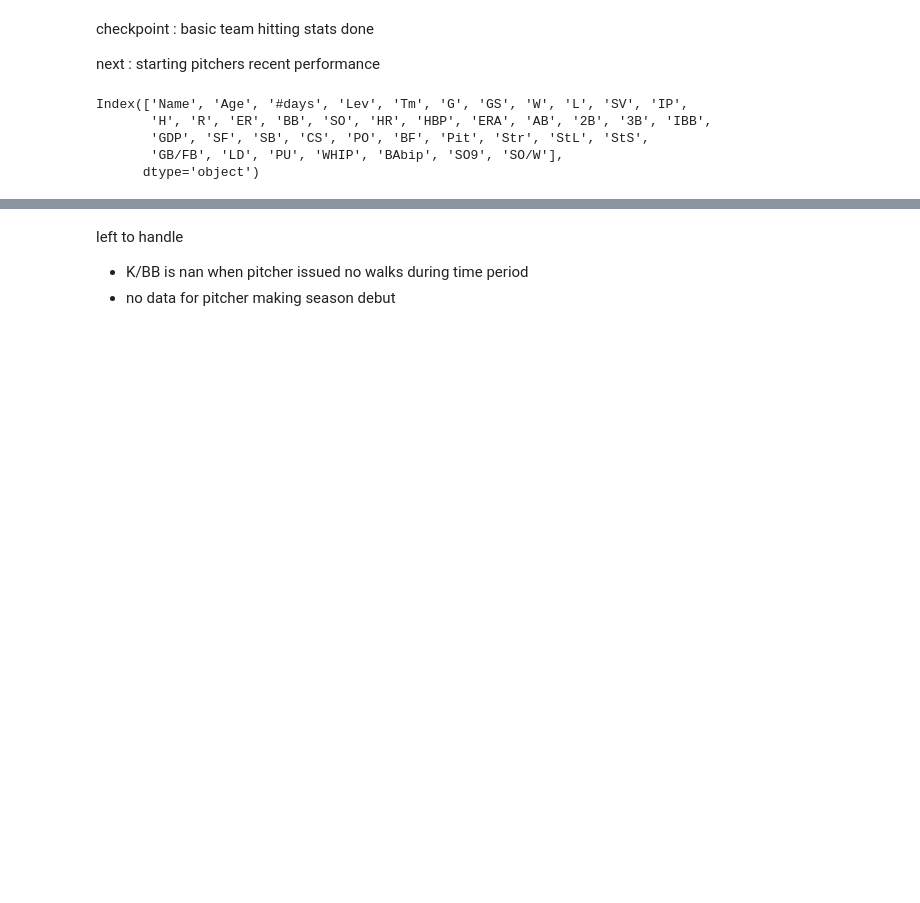
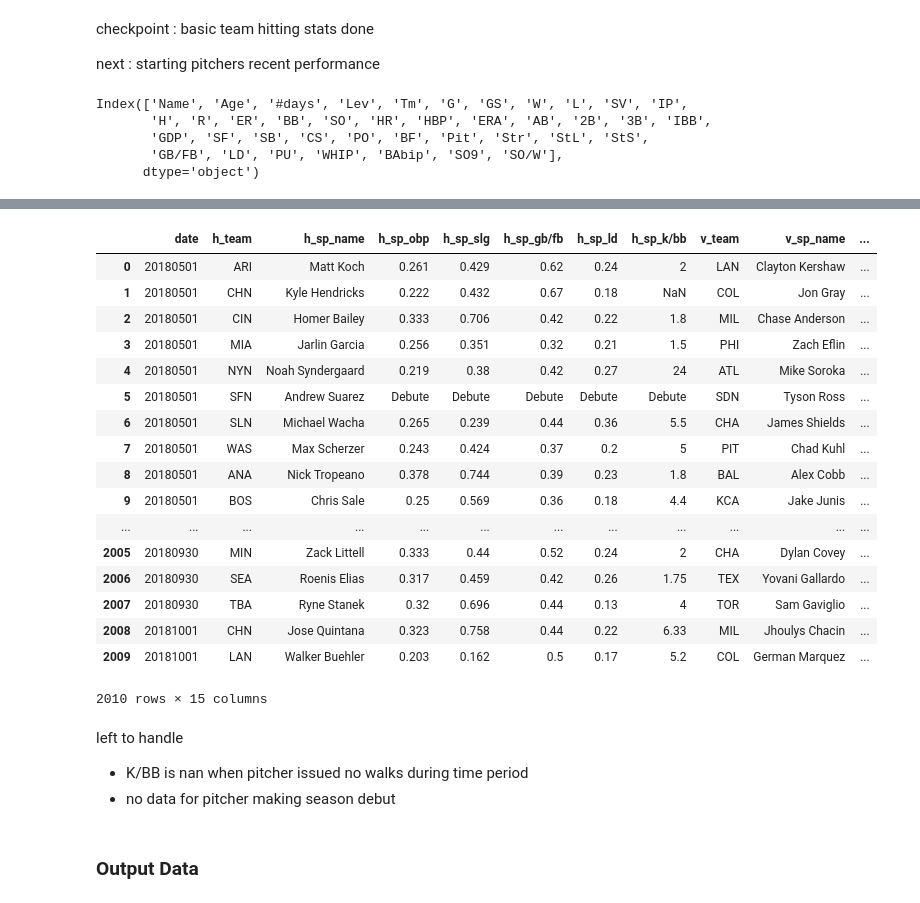
Before and after one commit to jwu1005/project_4741, a Jupyter notebook: data_explore.ipynb, the cells around one changed output, grey strips where cells are left out. Drawn from its saved outputs; the diff is of its cells as text; code cells hidden in the pictures; blank space fills up the shorter version.

Commit message:
data ready

```diff
--- a/data_explore.ipynb
+++ b/data_explore.ipynb
@@ -289,5 +275,28 @@ IndexError: single positional indexer is out-of-bounds
+# %%
+pitching_2018
+# %% [output]
+|  | date | h_team | h_sp_name | h_sp_obp | h_sp_slg | h_sp_gb/fb | h_sp_ld | h_sp_k/bb | v_team | v_sp_name | ... |
+| 0 | 20180501 | ARI | Matt Koch | 0.261 | 0.429 | 0.62 | 0.24 | 2 | LAN | Clayton Kershaw | ... |
+| 1 | 20180501 | CHN | Kyle Hendricks | 0.222 | 0.432 | 0.67 | 0.18 | NaN | COL | Jon Gray | ... |
+| 2 | 20180501 | CIN | Homer Bailey | 0.333 | 0.706 | 0.42 | 0.22 | 1.8 | MIL | Chase Anderson | ... |
+| 3 | 20180501 | MIA | Jarlin Garcia | 0.256 | 0.351 | 0.32 | 0.21 | 1.5 | PHI | Zach Eflin | ... |
+| 4 | 20180501 | NYN | Noah Syndergaard | 0.219 | 0.38 | 0.42 | 0.27 | 24 | ATL | Mike Soroka | ... |
+| 5 | 20180501 | SFN | Andrew Suarez | Debute | Debute | Debute | Debute | Debute | SDN | Tyson Ross | ... |
+| 6 | 20180501 | SLN | Michael Wacha | 0.265 | 0.239 | 0.44 | 0.36 | 5.5 | CHA | James Shields | ... |
+| 7 | 20180501 | WAS | Max Scherzer | 0.243 | 0.424 | 0.37 | 0.2 | 5 | PIT | Chad Kuhl | ... |
+| 8 | 20180501 | ANA | Nick Tropeano | 0.378 | 0.744 | 0.39 | 0.23 | 1.8 | BAL | Alex Cobb | ... |
+| 9 | 20180501 | BOS | Chris Sale | 0.25 | 0.569 | 0.36 | 0.18 | 4.4 | KCA | Jake Junis | ... |
+| ... | ... | ... | ... | ... | ... | ... | ... | ... | ... | ... | ... |
+| 2005 | 20180930 | MIN | Zack Littell | 0.333 | 0.44 | 0.52 | 0.24 | 2 | CHA | Dylan Covey | ... |
+| 2006 | 20180930 | SEA | Roenis Elias | 0.317 | 0.459 | 0.42 | 0.26 | 1.75 | TEX | Yovani Gallardo | ... |
+| 2007 | 20180930 | TBA | Ryne Stanek | 0.32 | 0.696 | 0.44 | 0.13 | 4 | TOR | Sam Gaviglio | ... |
+| 2008 | 20181001 | CHN | Jose Quintana | 0.323 | 0.758 | 0.44 | 0.22 | 6.33 | MIL | Jhoulys Chacin | ... |
+| 2009 | 20181001 | LAN | Walker Buehler | 0.203 | 0.162 | 0.5 | 0.17 | 5.2 | COL | German Marquez | ... |
+2010 rows × 15 columns
 # %% [markdown]
 left to handle
 
 - K/BB is nan when pitcher issued no walks during time period
 - no data for pitcher making season debut
+# %% [markdown]
+### Output Data
```
Also changed, not shown: parts of 6 cells of this notebook, 2 other files.
